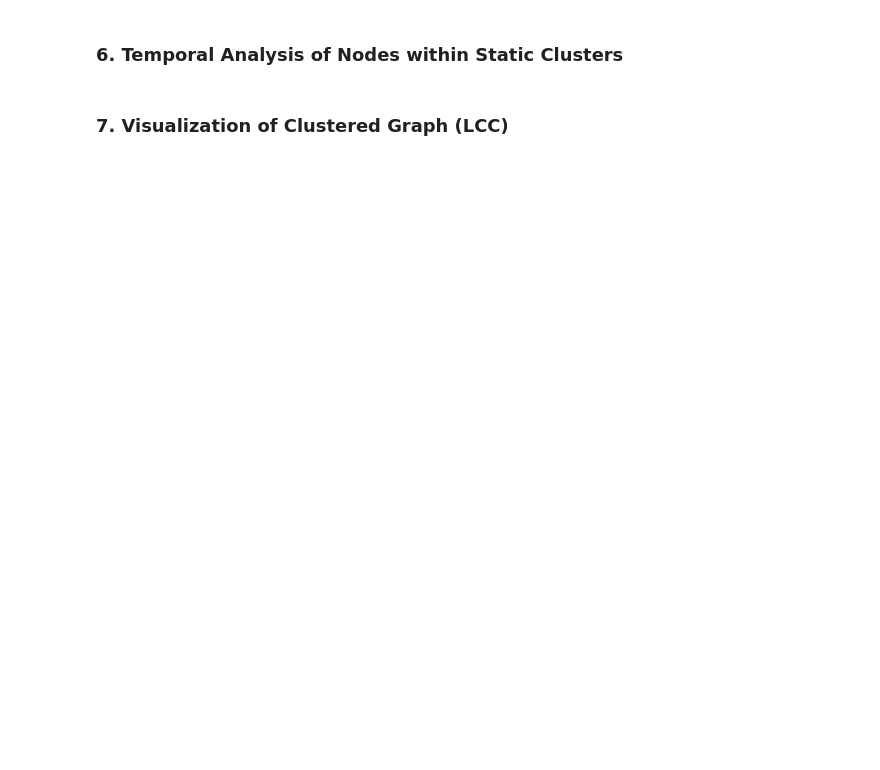
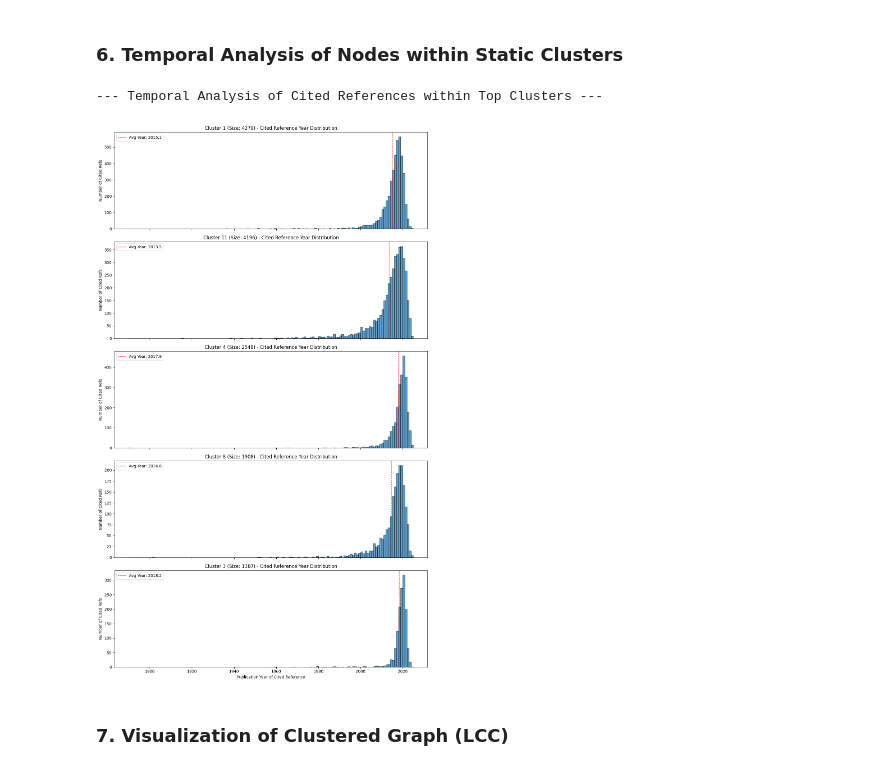
Before and after one commit to youngjour/literature_review_co-citation_graph, a Jupyter notebook: co-citation_clustering.ipynb, the cells around one changed output. Saved outputs shown, nothing was run; the diff lists cells and outputs as text; code cells hidden in the pictures; blank space fills up the shorter version.

```diff
--- a/co-citation_clustering.ipynb
+++ b/co-citation_clustering.ipynb
@@ -22,11 +24,14 @@ import numpy as np
 ### Configuration
 # %%
 # --- Configuration ---
-GRAPHML_FILE_PATH = "data/graphml/python_cocitation_network_filtered.graphml" # Or your specific graphml file
+GRAPHML_FILE_PATH = "data/graphml/smartcity_2.graphml"
 NUMBER_OF_TOP_CLUSTERS_TO_SHOW = 10
-NUMBER_OF_TOP_PAPERS_PER_CLUSTER = 10
-NUMBER_OF_TOP_KEYWORDS_PER_CLUSTER = 15
+NUMBER_OF_TOP_PAPERS_PER_CLUSTER = 5 # Reduced for brevity in the new table
+NUMBER_OF_TOP_KEYWORDS_PER_CLUSTER = 10 # For Uni-grams
+NUMBER_OF_TOP_BIGRAMS_PER_CLUSTER = 5
+NUMBER_OF_TOP_AUTHORS_PER_CLUSTER = 5
 MIN_CLUSTER_SIZE_FOR_ANALYSIS = 5 # Minimum number of nodes for a cluster to be analyzed
+
 
 # Define stopwords (customize as needed)
 STOPWORDS = set([
@@ -221,5 +357,7 @@ def get_cluster_details(graph, partition_map, min_size_for_analysis, num_top_pap
 # %% [markdown]
 ### 5. Analyze and Display Clusters
+# %%
+cluster_summary_df = pd.DataFrame() # Initialize to ensure it exists
 # %%
 if G_lcc is not None and num_communities > 0:
     cluster_summary_df = get_cluster_details(
@@ -235,8 +373,14 @@ if G_lcc is not None and num_communities > 0:
     if not cluster_summary_df.empty:
         # To display long text fields better in pandas
         pd.set_option('display.max_colwidth', 200)
+        # In a Jupyter environment, display() works well. In a .py script, you'd print.
+        # For .py script, you might want to print: print(cluster_summary_df.head(NUMBER_OF_TOP_CLUSTERS_TO_SHOW).to_string())
+        # For Jupyter:
+        from IPython.display import display
         display(cluster_summary_df.head(NUMBER_OF_TOP_CLUSTERS_TO_SHOW))
     else:
         print("No clusters met the minimum size for analysis.")
+elif G_lcc is not None and G_lcc.number_of_edges() == 0:
+    print("No communities to analyze as the graph (LCC) has no edges.")
 else:
-    print("\nNo communities to analyze.")
+    print("No communities to analyze (graph may be empty or no communities detected).")
@@ -252,42 +411,55 @@ if G_lcc is not None and not cluster_summary_df.empty:
     if num_clusters_for_temporal_plot > 0:
         fig, axes = plt.subplots(num_clusters_for_temporal_plot, 1, figsize=(12, 4 * num_clusters_for_temporal_plot), sharex=True)
         if num_clusters_for_temporal_plot == 1:
             axes = [axes] # Make it iterable if only one subplot
 
-        all_node_years = [int(data['year']) for node, data in G_lcc.nodes(data=True) if data['year'].isdigit()]
+        all_node_years = [int(data['year']) for node, data in G_lcc.nodes(data=True) if data.get('year', 'Unknown').isdigit()]
         if not all_node_years:
             print("No valid year data found in graph nodes for temporal analysis.")
         else:
             min_graph_year = min(all_node_years) if all_node_years else 1900
             max_graph_year = max(all_node_years) if all_node_years else 2025
             year_bins = np.arange(min_graph_year, max_graph_year + 2) # +2 for right edge of last bin
 
             for i in range(num_clusters_for_temporal_plot):
                 cluster_id = cluster_summary_df.loc[i, 'Cluster ID']
-                nodes_in_comm = [node for node, comm in partition.items() if comm == cluster_id]
+                # Ensure partition is not empty and cluster_id is valid
+                if partition and cluster_id in set(partition.values()):
+                    nodes_in_comm = [node for node, comm in partition.items() if comm == cluster_id]
+                else:
+                    nodes_in_comm = [] # No nodes if partition is empty or id not found
 
                 node_years_in_comm = []
                 for node_id in nodes_in_comm:
-                    year_str = G_lcc.nodes[node_id].get('year', 'Unknown')
-                    if year_str.isdigit():
-                        node_years_in_comm.append(int(year_str))
+                    if node_id in G_lcc.nodes: # Check if node exists in G_lcc
+                        year_str = G_lcc.nodes[node_id].get('year', 'Unknown')
+                        if year_str.isdigit():
+                            node_years_in_comm.append(int(year_str))
 
                 if node_years_in_comm:
                     ax = axes[i]
                     ax.hist(node_years_in_comm, bins=year_bins, edgecolor='black', alpha=0.7)
                     ax.set_title(f"Cluster {cluster_id} (Size: {len(nodes_in_comm)}) - Cited Reference Year Distribution")
                     ax.set_ylabel("Number of Cited Refs")
                     avg_year_comm = np.mean(node_years_in_comm)
                     ax.axvline(avg_year_comm, color='red', linestyle='dashed', linewidth=1, label=f'Avg Year: {avg_year_comm:.1f}')
                     ax.legend()
                 else:
-                    axes[i].set_title(f"Cluster {cluster_id} - No valid year data for nodes")
+                    axes[i].set_title(f"Cluster {cluster_id} - No valid year data for nodes or cluster is empty")
 
-            axes[-1].set_xlabel("Publication Year of Cited Reference")
-            plt.tight_layout()
-            plt.show()
+            if num_clusters_for_temporal_plot > 0 and all_node_years: # Ensure axes were created
+                 axes[-1].set_xlabel("Publication Year of Cited Reference")
+                 plt.tight_layout()
+                 plt.show()
+            elif not all_node_years:
+                 pass # Already printed message about no year data
+            else: # num_clusters_for_temporal_plot is 0
+                 print("No clusters to plot for temporal analysis.")
     else:
         print("No clusters large enough for temporal plot analysis.")
+# %% [output]
+--- Temporal Analysis of Cited References within Top Clusters ---
+[figure, added]
 # %% [markdown]
 ### 7. Visualization of Clustered Graph (LCC)
 # %%
```
Also changed, not shown: parts of 9 cells of this notebook.
